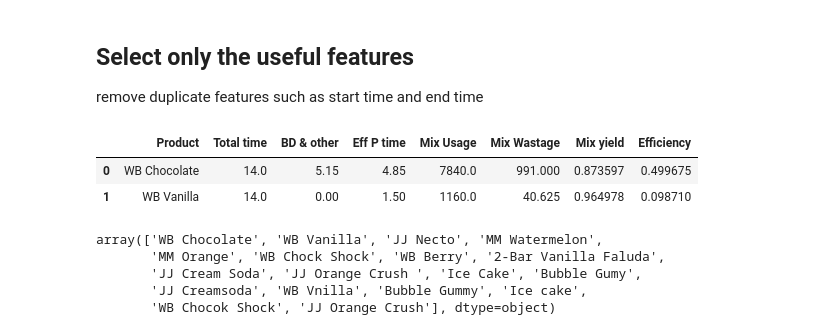
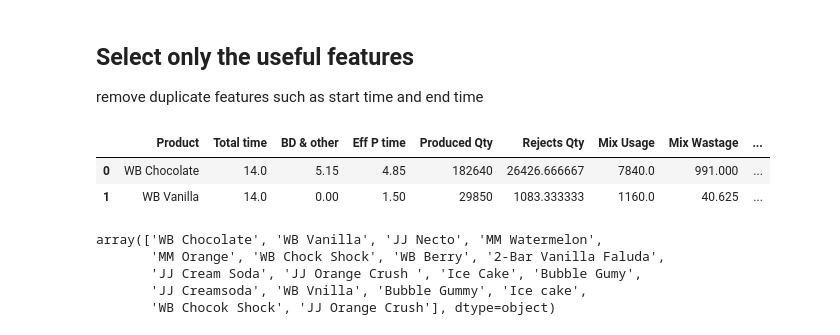
Before and after one commit to CodeProcessor/In20-S1-CS5617-project-1, a Jupyter notebook: Analysis.ipynb, the cells around one changed output. Saved outputs shown, nothing was run; the diff lists cells and outputs as text; code cells hidden in the pictures.

```diff
--- a/Analysis.ipynb
+++ b/Analysis.ipynb
@@ -22,14 +26,14 @@ Index(['Date', 'Product', 'Planned start Time', 'Actual Start Time',
 ## Select only the useful features
 remove duplicate features such as start time and end time
 # %%
-useful_colomns = ["Product", "Total time", "Breakdowns and other delays", "Effective production time", "Mix Usage", "Mix Wastage", "Mix yield", "Efficiency"]
+useful_colomns = ["Product", "Total time", "Breakdowns and other delays", "Effective production time", "Produced Qty", "Rejects Qty", "Mix Usage", "Mix Wastage", "Mix yield", "Efficiency"]
 df = df[useful_colomns]
 df = df.rename(columns={"Breakdowns and other delays": "BD & other", "Effective production time": "Eff P time"})
 df.head(2)
 # %% [output]
-|  | Product | Total time | BD & other | Eff P time | Mix Usage | Mix Wastage | Mix yield | Efficiency |
-| 0 | WB Chocolate | 14.0 | 5.15 | 4.85 | 7840.0 | 991.000 | 0.873597 | 0.499675 |
-| 1 | WB Vanilla | 14.0 | 0.00 | 1.50 | 1160.0 | 40.625 | 0.964978 | 0.098710 |
+|  | Product | Total time | BD & other | Eff P time | Produced Qty | Rejects Qty | Mix Usage | Mix Wastage | ... |
+| 0 | WB Chocolate | 14.0 | 5.15 | 4.85 | 182640 | 26426.666667 | 7840.0 | 991.000 | ... |
+| 1 | WB Vanilla | 14.0 | 0.00 | 1.50 | 29850 | 1083.333333 | 1160.0 | 40.625 | ... |
 # %%
 df.Product.unique()
 # %% [output]
```
Also changed, not shown: parts of 18 cells of this notebook.
